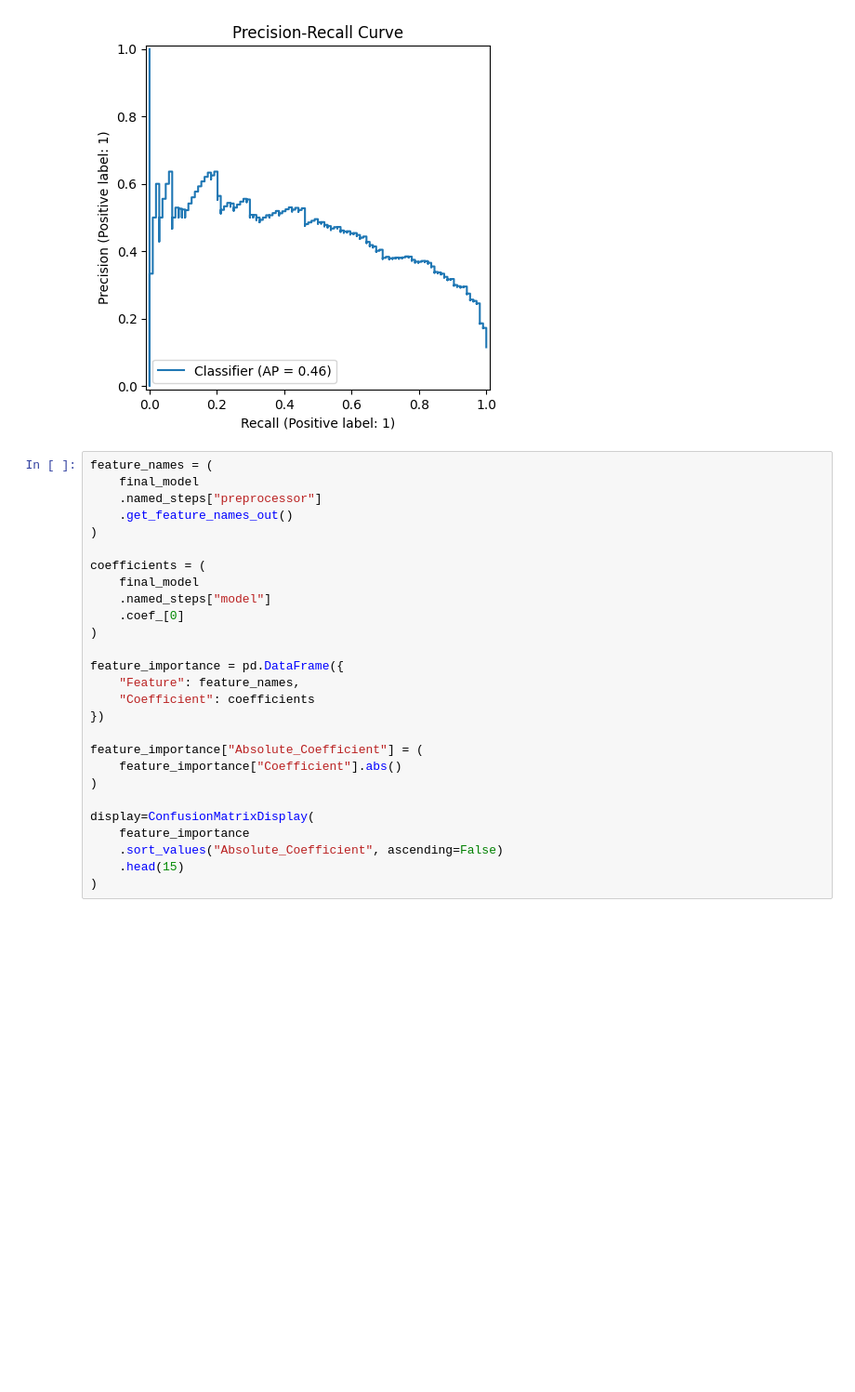
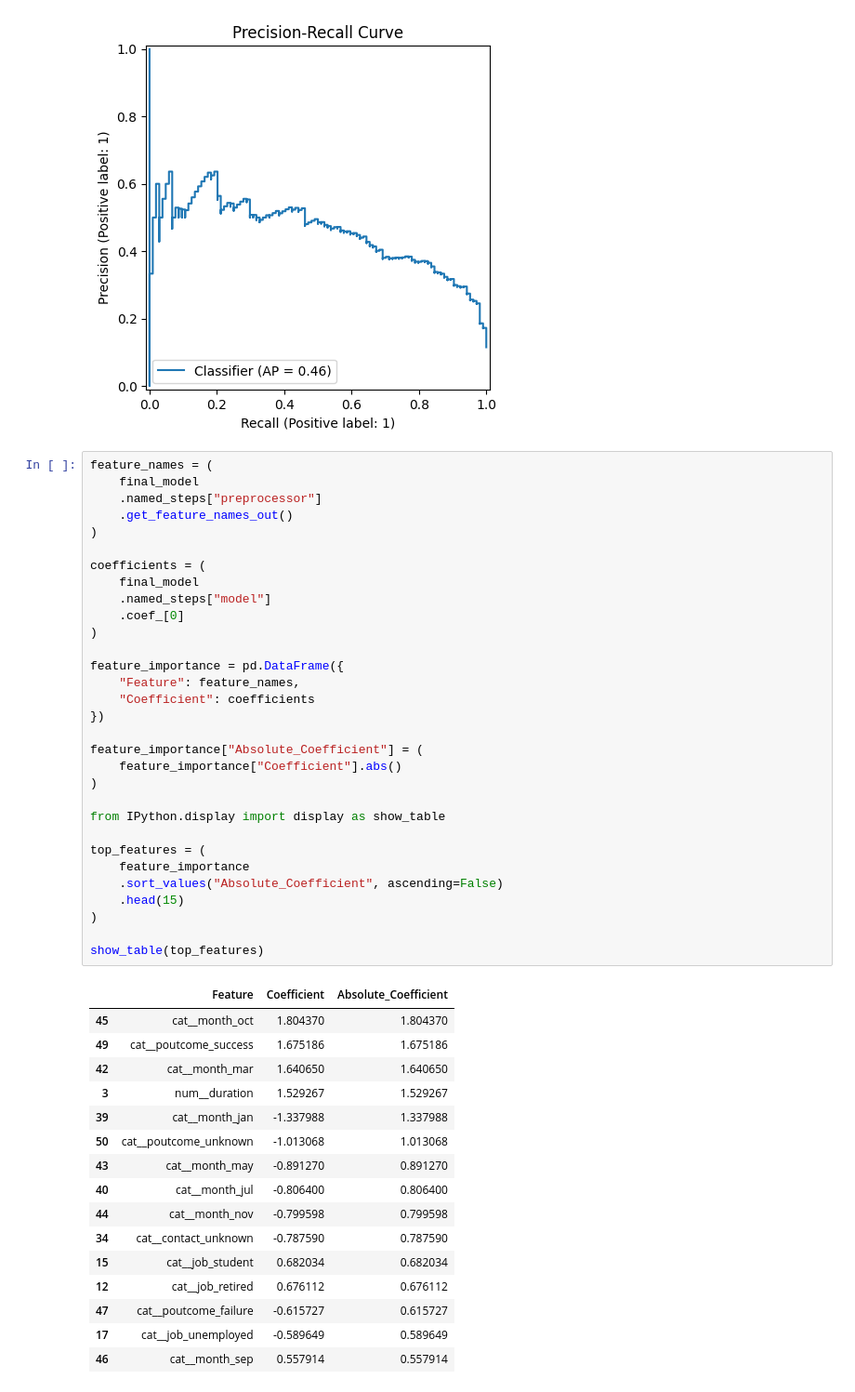
Before and after one commit to bitfuzion/machine_learning_projects, a Jupyter notebook: Bank_Marketing_Analysis_and_Modeling.ipynb, the cells around one changed output. Shown at 93% size. Drawn from its saved outputs; the diff is of its cells as text; blank space fills up the shorter version.

```diff
--- a/Bank_Marketing_Analysis_and_Modeling.ipynb
+++ b/Bank_Marketing_Analysis_and_Modeling.ipynb
@@ -465,30 +468,51 @@ plt.show()
 # %%
 feature_names = (
     final_model
     .named_steps["preprocessor"]
     .get_feature_names_out()
 )
 
 coefficients = (
     final_model
     .named_steps["model"]
     .coef_[0]
 )
 
 feature_importance = pd.DataFrame({
     "Feature": feature_names,
     "Coefficient": coefficients
 })
 
 feature_importance["Absolute_Coefficient"] = (
     feature_importance["Coefficient"].abs()
 )
 
-display=ConfusionMatrixDisplay(
+from IPython.display import display as show_table
+
+top_features = (
     feature_importance
     .sort_values("Absolute_Coefficient", ascending=False)
     .head(15)
 )
+
+show_table(top_features)
+# %% [output]
+|  | Feature | Coefficient | Absolute_Coefficient |
+| 45 | cat__month_oct | 1.804370 | 1.804370 |
+| 49 | cat__poutcome_success | 1.675186 | 1.675186 |
+| 42 | cat__month_mar | 1.640650 | 1.640650 |
+| 3 | num__duration | 1.529267 | 1.529267 |
+| 39 | cat__month_jan | -1.337988 | 1.337988 |
+| 50 | cat__poutcome_unknown | -1.013068 | 1.013068 |
+| 43 | cat__month_may | -0.891270 | 0.891270 |
+| 40 | cat__month_jul | -0.806400 | 0.806400 |
+| 44 | cat__month_nov | -0.799598 | 0.799598 |
+| 34 | cat__contact_unknown | -0.787590 | 0.787590 |
+| 15 | cat__job_student | 0.682034 | 0.682034 |
+| 12 | cat__job_retired | 0.676112 | 0.676112 |
+| 47 | cat__poutcome_failure | -0.615727 | 0.615727 |
+| 17 | cat__job_unemployed | -0.589649 | 0.589649 |
+| 46 | cat__month_sep | 0.557914 | 0.557914 |
 # %%
 import joblib
 
```
Also changed, not shown: parts of 5 cells of this notebook.
